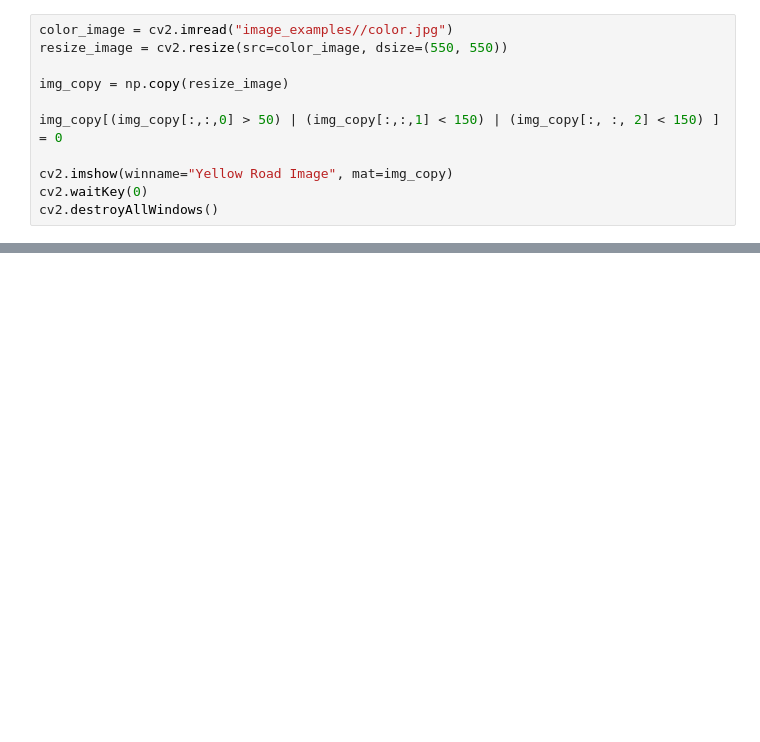
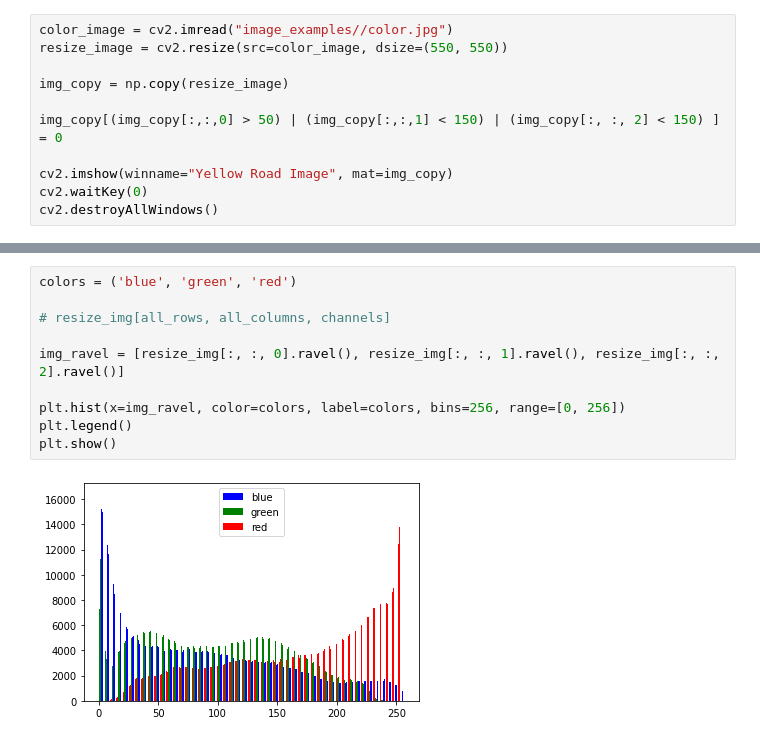
Before and after one commit to alaminbhuyan/OpenCV, a Jupyter notebook: Project1/Some_basic_function.ipynb, the cells around one changed output, grey strips where cells are left out. Saved outputs shown, nothing was run; the diff lists cells and outputs as text; blank space fills up the shorter version.

```diff
--- a/Project1/Some_basic_function.ipynb
+++ b/Project1/Some_basic_function.ipynb
@@ -1023,0 +1114,12 @@ cv2.destroyAllWindows()
+# %%
+colors = ('blue', 'green', 'red')
+
+# resize_img[all_rows, all_columns, channels]
+
+img_ravel = [resize_img[:, :, 0].ravel(), resize_img[:, :, 1].ravel(), resize_img[:, :, 2].ravel()]
+
+plt.hist(x=img_ravel, color=colors, label=colors, bins=256, range=[0, 256])
+plt.legend()
+plt.show()
+# %% [output]
+[figure, added]
```
Also changed, not shown: parts of 15 cells of this notebook, 8 other files.
